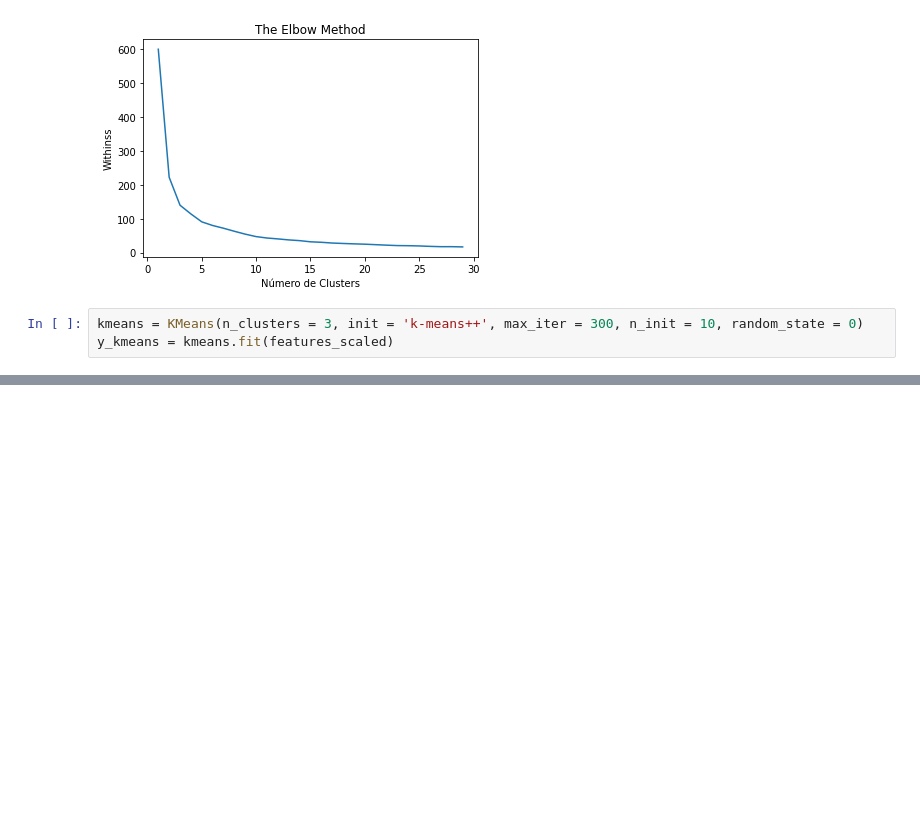
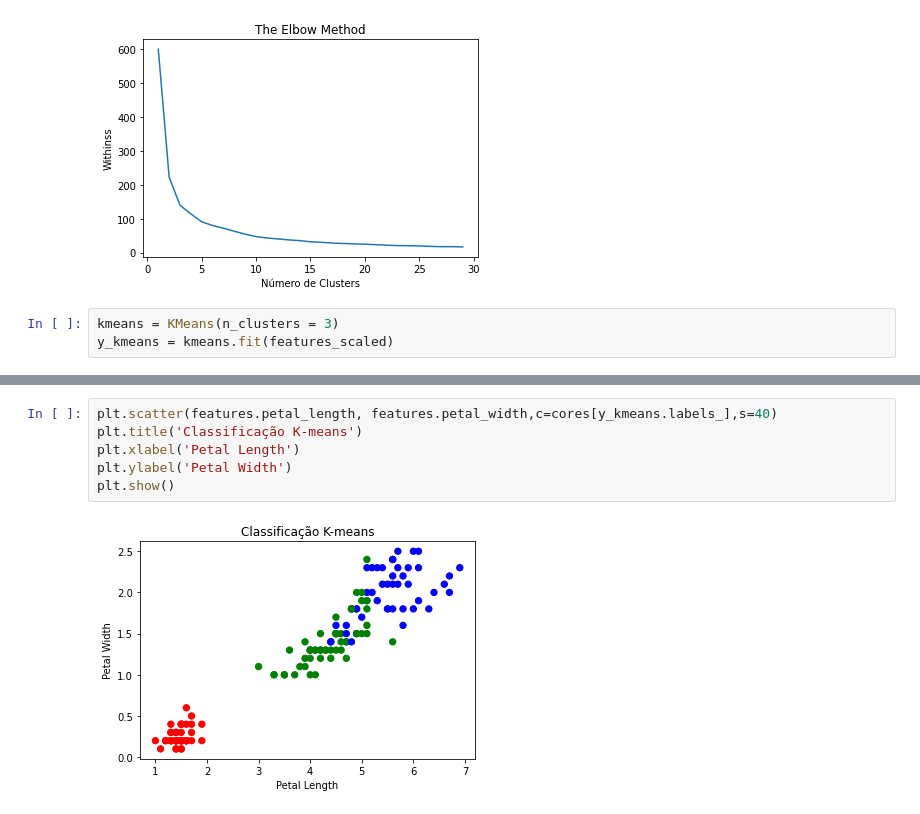
Before and after one commit to ricardobreis/Cluster-Analysis-Iris, a Jupyter notebook: kmeans.ipynb, the cells around one changed output, grey strips where cells are left out. Saved outputs shown, nothing was run; the diff lists cells and outputs as text; blank space fills up the shorter version.

```diff
--- a/kmeans.ipynb
+++ b/kmeans.ipynb
@@ -100,7 +112,7 @@ plt.show()
 # %% [output]
 [figure]
 # %%
-kmeans = KMeans(n_clusters = 3, init = 'k-means++', max_iter = 300, n_init = 10, random_state = 0)
+kmeans = KMeans(n_clusters = 3)
 y_kmeans = kmeans.fit(features_scaled)
 # %%
 y_kmeans.labels_
@@ -114,0 +149,8 @@ array([1, 1, 1, 1, 1, 1, 1, 1, 1, 1, 1, 1, 1, 1, 1, 1, 1, 1, 1, 1, 1, 1,
+# %%
+plt.scatter(features.petal_length, features.petal_width,c=cores[y_kmeans.labels_],s=40)
+plt.title('Classificação K-means')
+plt.xlabel('Petal Length')
+plt.ylabel('Petal Width')
+plt.show()
+# %% [output]
+[figure, added]
```
Also changed, not shown: parts of 9 cells of this notebook.
